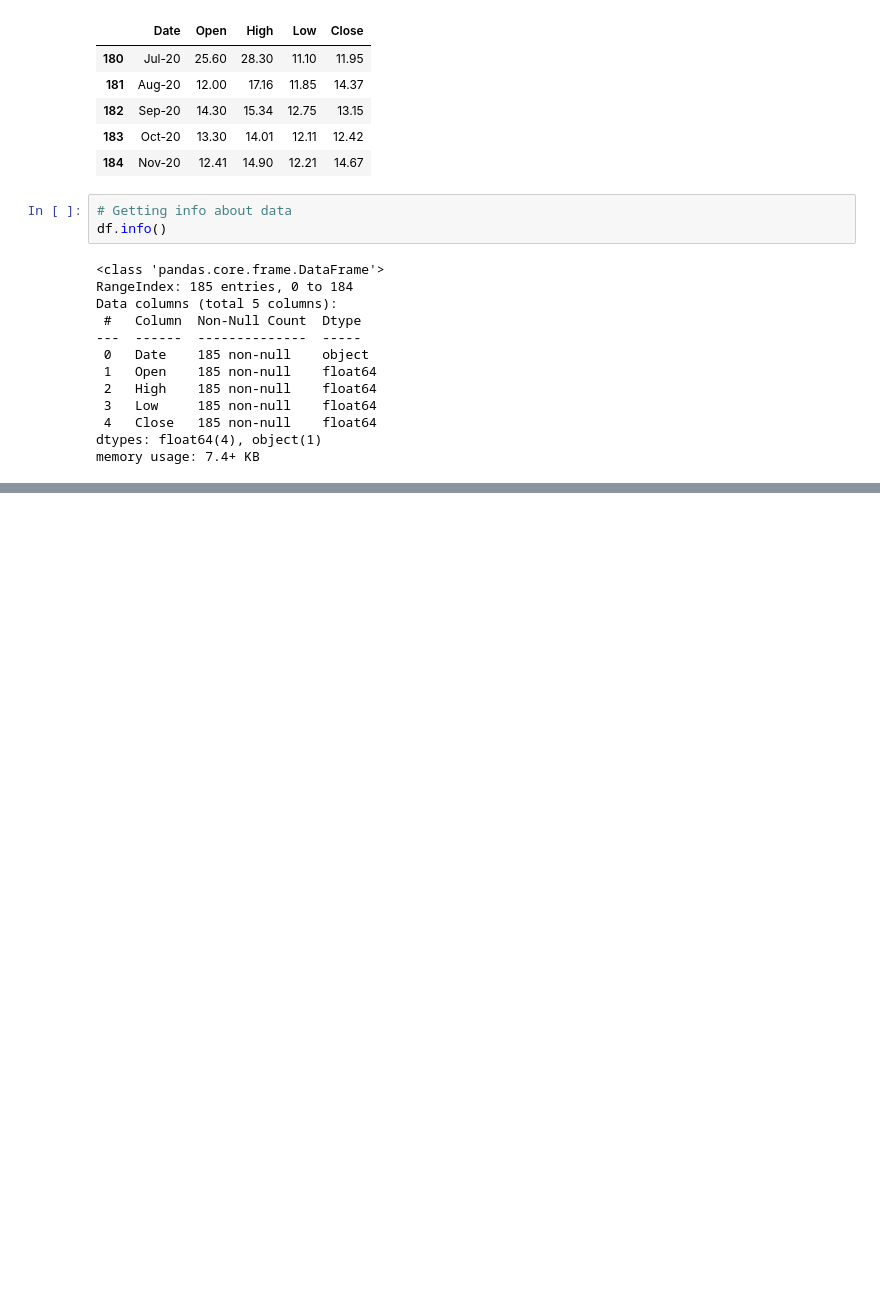
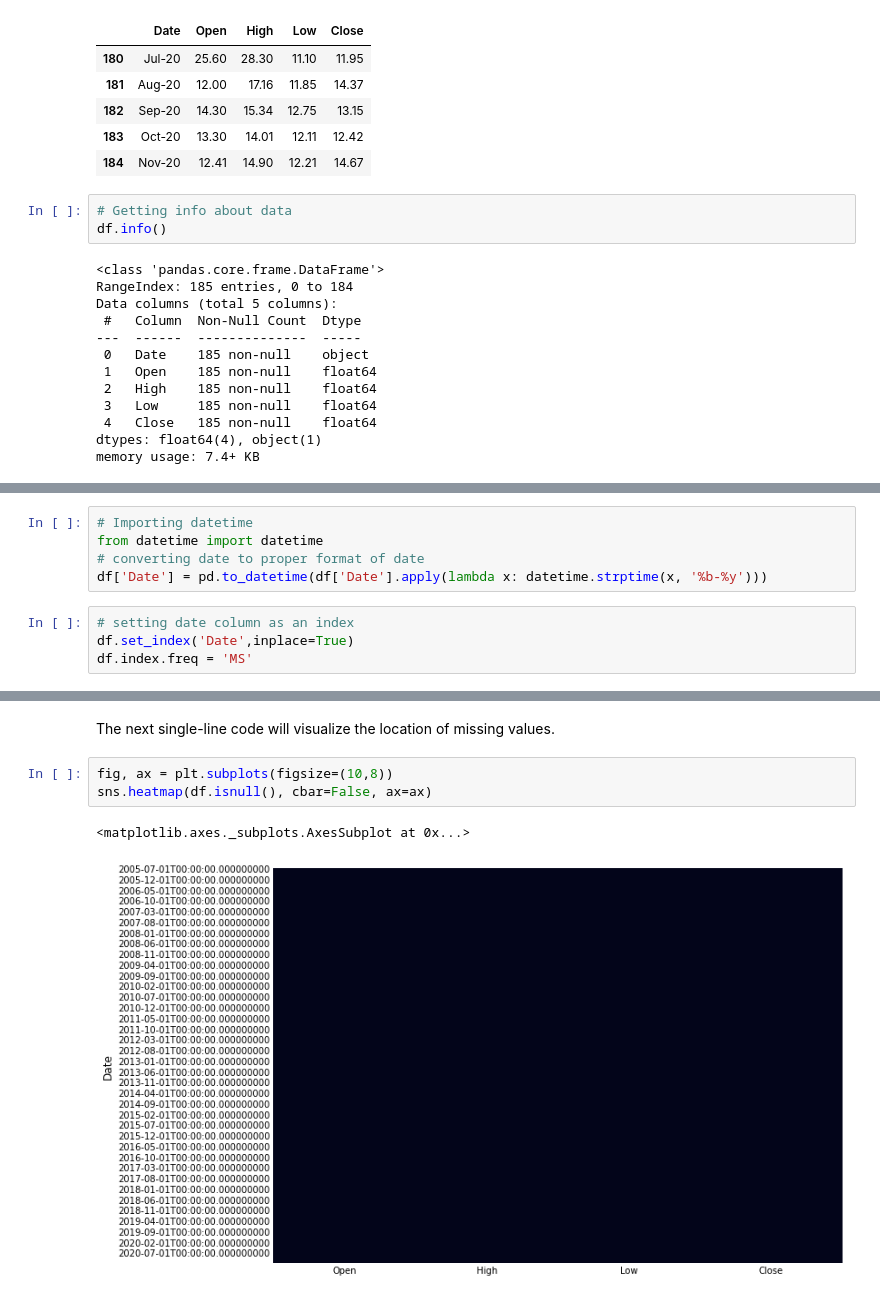
Before and after one commit to RITIK1442840127/Yes-Bank-Stock-Closing-Price-Prediction, a Jupyter notebook: Capstone_Project_2_Yes_Bank_Stock_Closing_Price_Prediction.ipynb, the cells around one changed output, grey strips where cells are left out. Cells and saved outputs as stored; diff of their text form; blank space fills up the shorter version.

```diff
--- a/Capstone_Project_2_Yes_Bank_Stock_Closing_Price_Prediction.ipynb
+++ b/Capstone_Project_2_Yes_Bank_Stock_Closing_Price_Prediction.ipynb
@@ -134,0 +141,9 @@ memory usage: 7.4+ KB
+# %%
+# Importing datetime
+from datetime import datetime
+# converting date to proper format of date
+df['Date'] = pd.to_datetime(df['Date'].apply(lambda x: datetime.strptime(x, '%b-%y')))
+# %%
+# setting date column as an index
+df.set_index('Date',inplace=True)
+df.index.freq = 'MS'
@@ -134,0 +170,8 @@ memory usage: 7.4+ KB
+# %% [markdown]
+ The next single-line code will visualize the location of missing values.
+# %%
+fig, ax = plt.subplots(figsize=(10,8))
+sns.heatmap(df.isnull(), cbar=False, ax=ax)
+# %% [output]
+<matplotlib.axes._subplots.AxesSubplot at 0x...>
+[figure, added]
```
Also changed, not shown: parts of 14 cells of this notebook.
